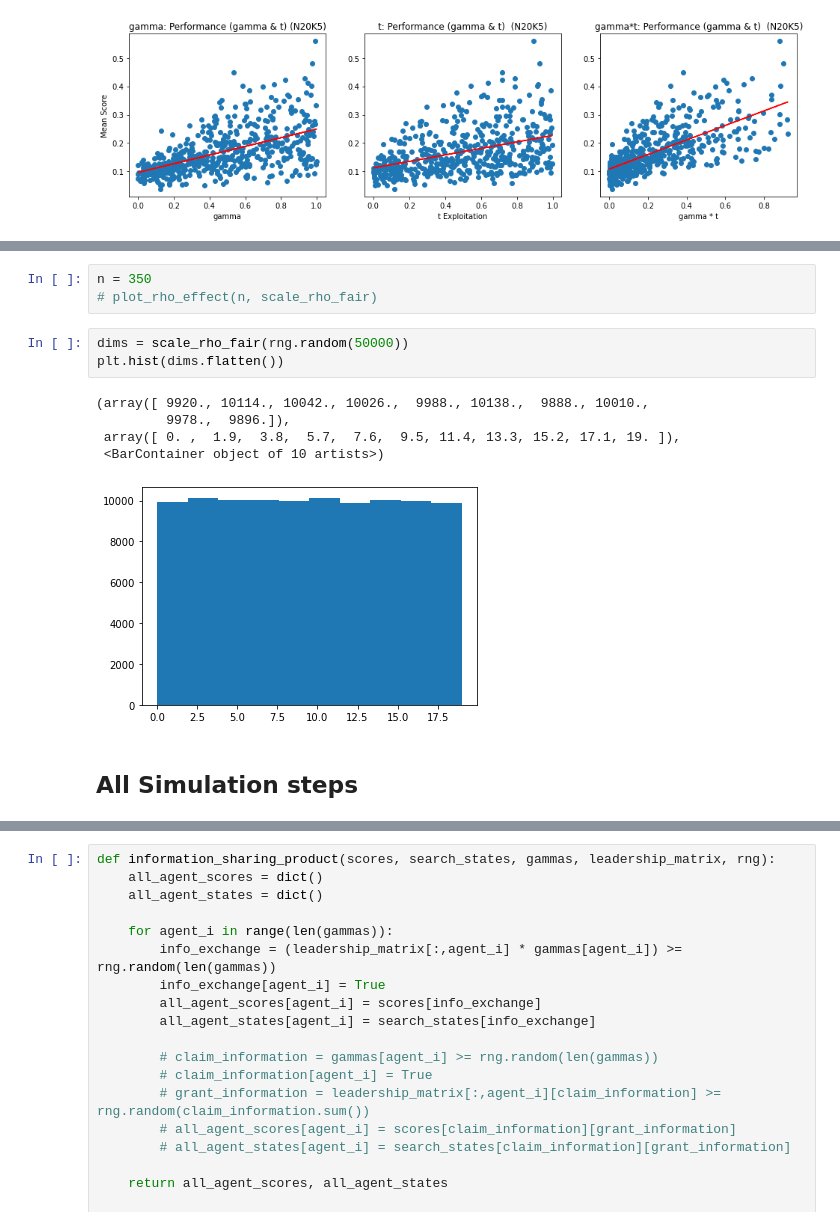
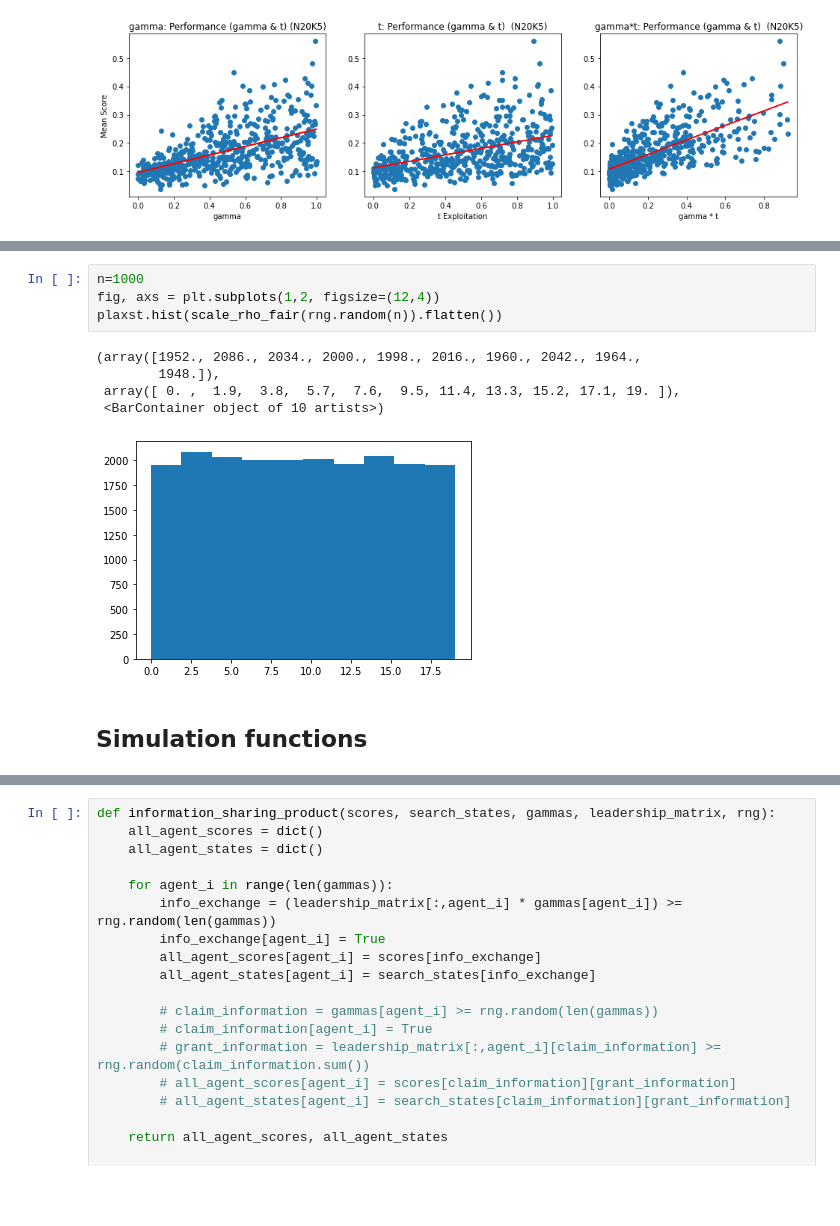
Before and after one commit to sheuschk/DiversitySimulation, a Jupyter notebook: Leadership Granting (Simulation 3).ipynb, the cells around one changed output, grey strips where cells are left out. Cells and saved outputs as stored; diff of their text form; blank space fills up the shorter version.

```diff
--- a/Leadership Granting (Simulation 3).ipynb
+++ b/Leadership Granting (Simulation 3).ipynb
@@ -354,20 +262,18 @@ def scale_rho_fair(rho):
     dims = np.zeros((len(rho), 2), dtype=int)
     dims = np.array([rho_r, rho_r+1]).T
     return dims
-# %%
-n = 350
-# plot_rho_effect(n, scale_rho_fair)
-# %%
-dims = scale_rho_fair(rng.random(50000))
-plt.hist(dims.flatten())
-# %% [output]
-(array([ 9920., 10114., 10042., 10026.,  9988., 10138.,  9888., 10010.,
-         9978.,  9896.]),
- array([ 0. ,  1.9,  3.8,  5.7,  7.6,  9.5, 11.4, 13.3, 15.2, 17.1, 19. ]),
- <BarContainer object of 10 artists>)
-[figure, removed]
+# %%
+n=1000
+fig, axs = plt.subplots(1,2, figsize=(12,4))
+plaxst.hist(scale_rho_fair(rng.random(n)).flatten())
+# %% [output]
+(array([1952., 2086., 2034., 2000., 1998., 2016., 1960., 2042., 1964.,
+        1948.]),
+ array([ 0. ,  1.9,  3.8,  5.7,  7.6,  9.5, 11.4, 13.3, 15.2, 17.1, 19. ]),
+ <BarContainer object of 10 artists>)
+[figure, added]
 # %% [markdown]
-## All Simulation steps
+## Simulation functions
 # %%
 def init_weights(f, score, n_agents, n_features, rng):
     """sample from gauß with mean for perfect estimation"""
```
Also changed, not shown: parts of 37 cells of this notebook.
